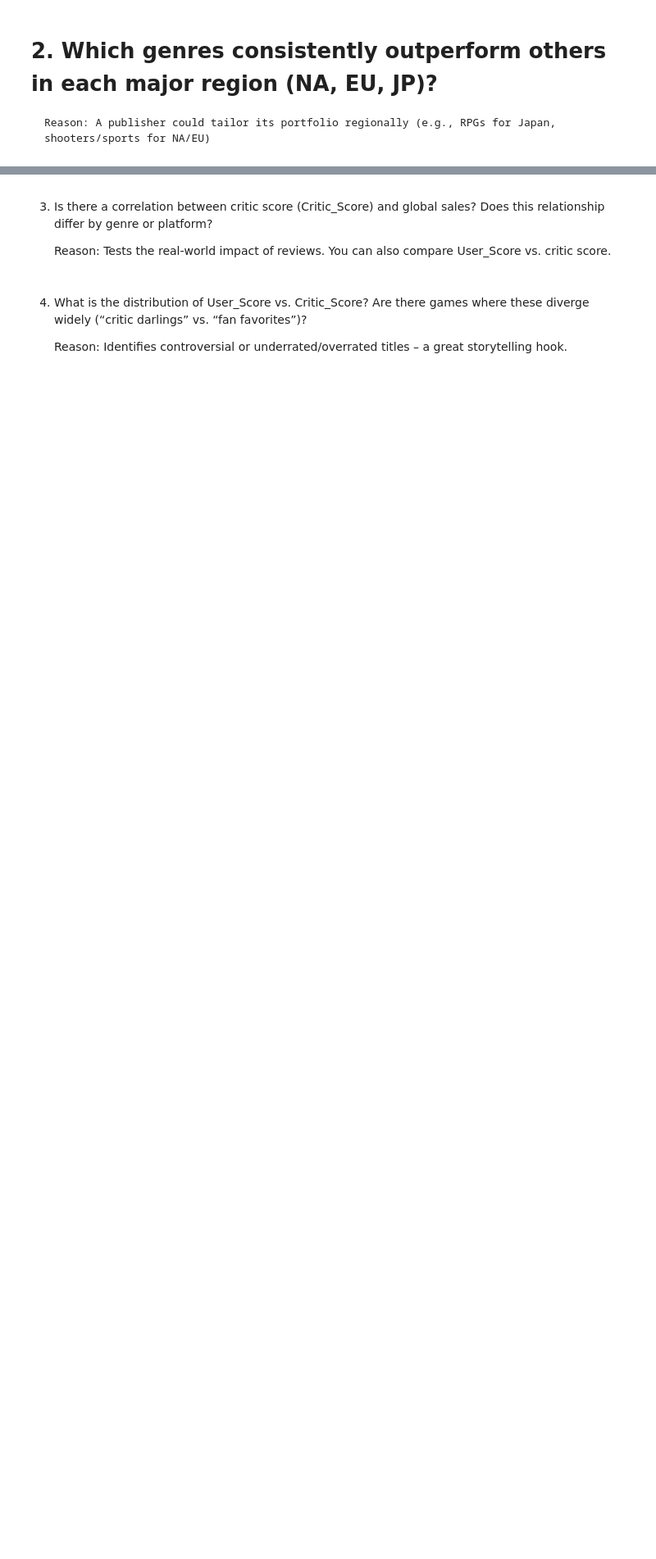
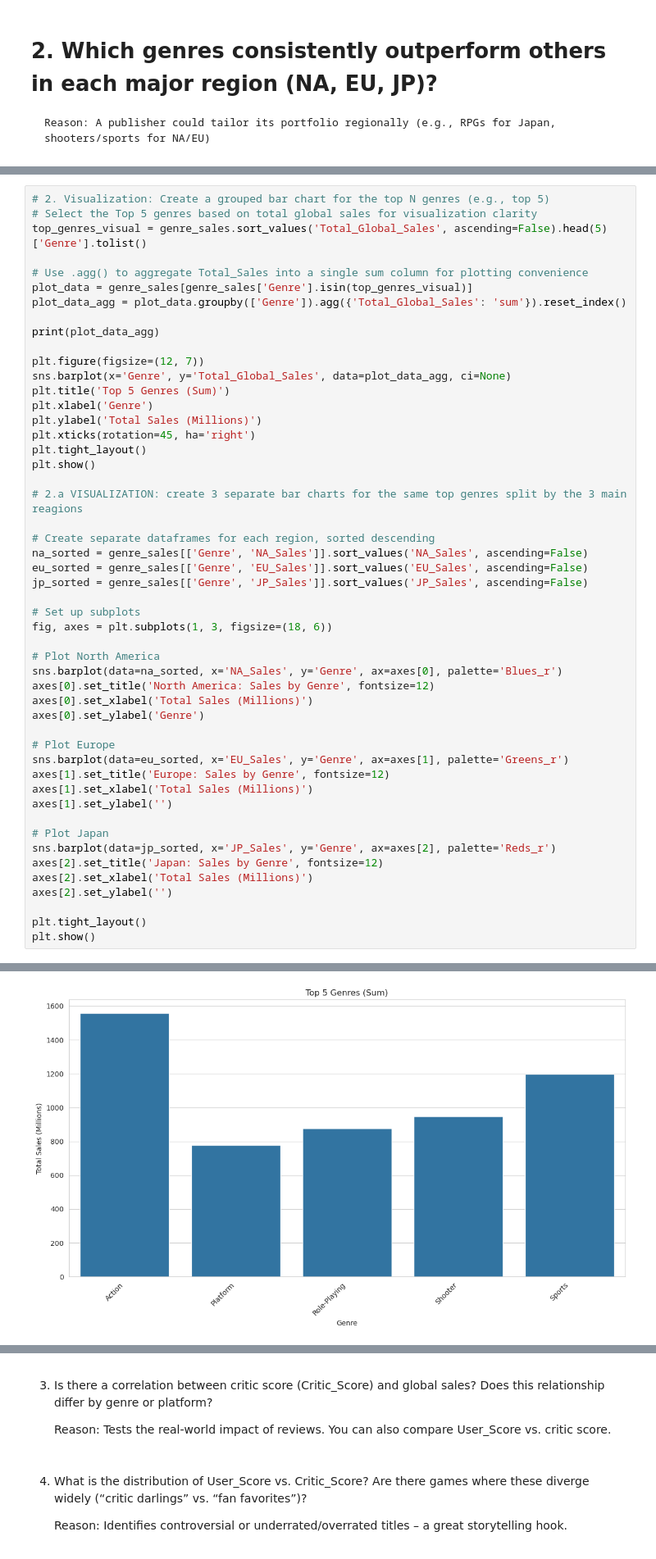
Before and after one commit to RacerBeats/DATA_ANALYTICS_FINAL_PROJ, a Jupyter notebook: Gaming sales project/game_analysis.ipynb, the cells around one changed output, grey strips where cells are left out. Shown at 82% size. Drawn from its saved outputs; the diff is of its cells as text; blank space fills up the shorter version.

```diff
--- a/Gaming sales project/game_analysis.ipynb
+++ b/Gaming sales project/game_analysis.ipynb
@@ -283,0 +330,51 @@ Other:
+# %%
+# 2. Visualization: Create a grouped bar chart for the top N genres (e.g., top 5)
+# Select the Top 5 genres based on total global sales for visualization clarity
+top_genres_visual = genre_sales.sort_values('Total_Global_Sales', ascending=False).head(5)['Genre'].tolist()
+
+# Use .agg() to aggregate Total_Sales into a single sum column for plotting convenience
+plot_data = genre_sales[genre_sales['Genre'].isin(top_genres_visual)]
+plot_data_agg = plot_data.groupby(['Genre']).agg({'Total_Global_Sales': 'sum'}).reset_index()
+
+print(plot_data_agg)
+
+plt.figure(figsize=(12, 7))
+sns.barplot(x='Genre', y='Total_Global_Sales', data=plot_data_agg, ci=None)
+plt.title('Top 5 Genres (Sum)')
+plt.xlabel('Genre')
+plt.ylabel('Total Sales (Millions)')
+plt.xticks(rotation=45, ha='right')
+plt.tight_layout()
+plt.show()
+
+# 2.a VISUALIZATION: create 3 separate bar charts for the same top genres split by the 3 main reagions
+
+# Create separate dataframes for each region, sorted descending
+na_sorted = genre_sales[['Genre', 'NA_Sales']].sort_values('NA_Sales', ascending=False)
+eu_sorted = genre_sales[['Genre', 'EU_Sales']].sort_values('EU_Sales', ascending=False)
+jp_sorted = genre_sales[['Genre', 'JP_Sales']].sort_values('JP_Sales', ascending=False)
+
+# Set up subplots
+fig, axes = plt.subplots(1, 3, figsize=(18, 6))
+
+# Plot North America
+sns.barplot(data=na_sorted, x='NA_Sales', y='Genre', ax=axes[0], palette='Blues_r')
+axes[0].set_title('North America: Sales by Genre', fontsize=12)
+axes[0].set_xlabel('Total Sales (Millions)')
+axes[0].set_ylabel('Genre')
+
+# Plot Europe
+sns.barplot(data=eu_sorted, x='EU_Sales', y='Genre', ax=axes[1], palette='Greens_r')
+axes[1].set_title('Europe: Sales by Genre', fontsize=12)
+axes[1].set_xlabel('Total Sales (Millions)')
+axes[1].set_ylabel('')
+
+# Plot Japan
+sns.barplot(data=jp_sorted, x='JP_Sales', y='Genre', ax=axes[2], palette='Reds_r')
+axes[2].set_title('Japan: Sales by Genre', fontsize=12)
+axes[2].set_xlabel('Total Sales (Millions)')
+axes[2].set_ylabel('')
+
+plt.tight_layout()
+plt.show()
+# %% [output]
@@ -283,0 +390 @@ Other:
+[figure, added]
```
Also changed, not shown: parts of 5 cells of this notebook.
